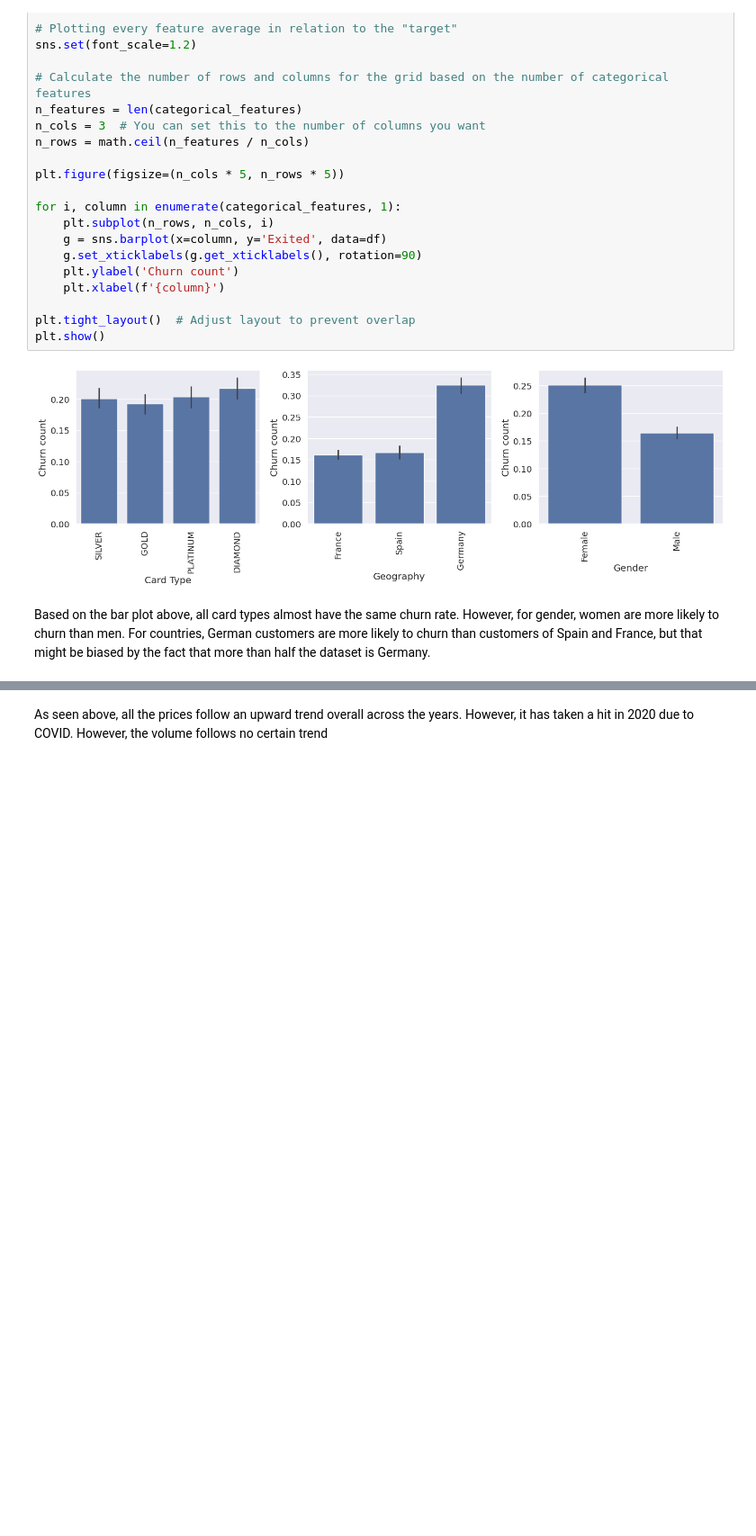
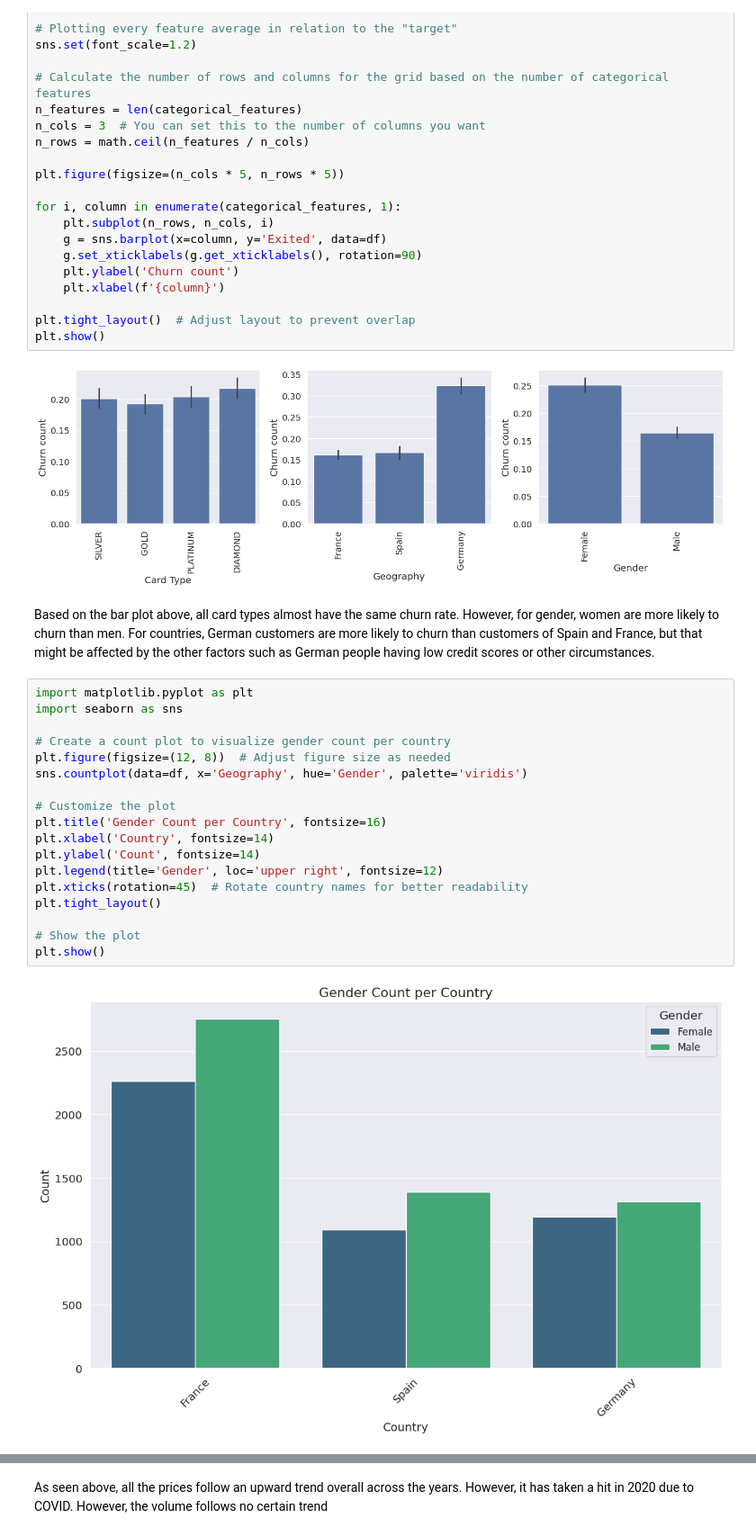
Before and after one commit to Jowayria-27/Artifical-Intelligence-Project, a Jupyter notebook: Customer_Churn.ipynb, the cells around one changed output, grey strips where cells are left out. Shown at 90% size. Saved outputs shown, nothing was run; the diff lists cells and outputs as text; blank space fills up the shorter version.

```diff
--- a/Customer_Churn.ipynb
+++ b/Customer_Churn.ipynb
@@ -398,4 +417,24 @@ plt.show()
 # %% [output]
 [figure]
 # %% [markdown]
-Based on the bar plot above, all card types almost have the same churn rate. However, for gender, women are more likely to churn than men. For countries, German customers are more likely to churn than customers of Spain and France, but that might be biased by the fact that more than half the dataset is Germany.
+Based on the bar plot above, all card types almost have the same churn rate. However, for gender, women are more likely to churn than men. For countries, German customers are more likely to churn than customers of Spain and France, but that might be affected by the other factors such as German people having low credit scores or other circumstances.
+# %%
+import matplotlib.pyplot as plt
+import seaborn as sns
+
+# Create a count plot to visualize gender count per country
+plt.figure(figsize=(12, 8))  # Adjust figure size as needed
+sns.countplot(data=df, x='Geography', hue='Gender', palette='viridis')
+
+# Customize the plot
+plt.title('Gender Count per Country', fontsize=16)
+plt.xlabel('Country', fontsize=14)
+plt.ylabel('Count', fontsize=14)
+plt.legend(title='Gender', loc='upper right', fontsize=12)
+plt.xticks(rotation=45)  # Rotate country names for better readability
+plt.tight_layout()
+
+# Show the plot
+plt.show()
+# %% [output]
+[figure, added]
```
Also changed, not shown: parts of 25 cells of this notebook.
